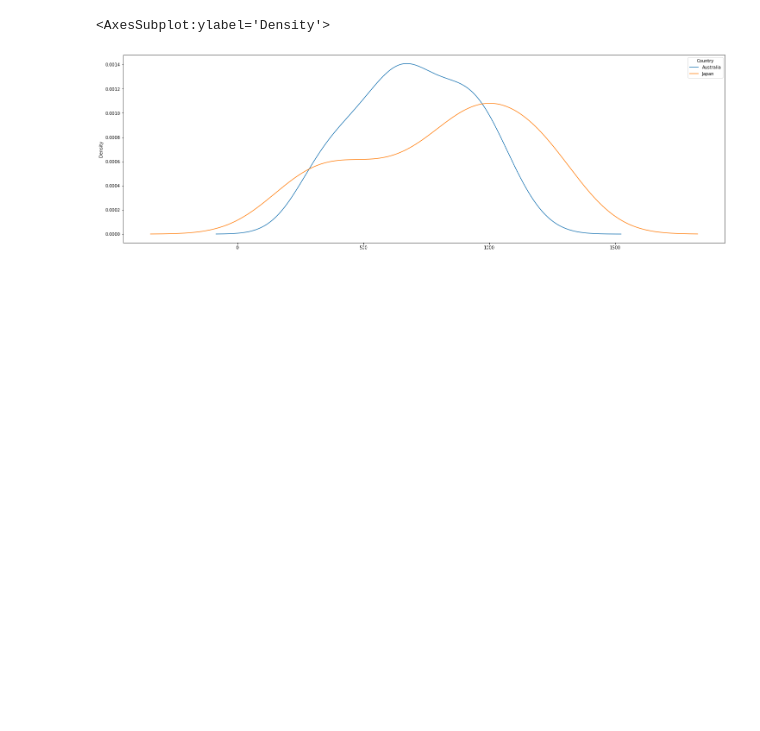
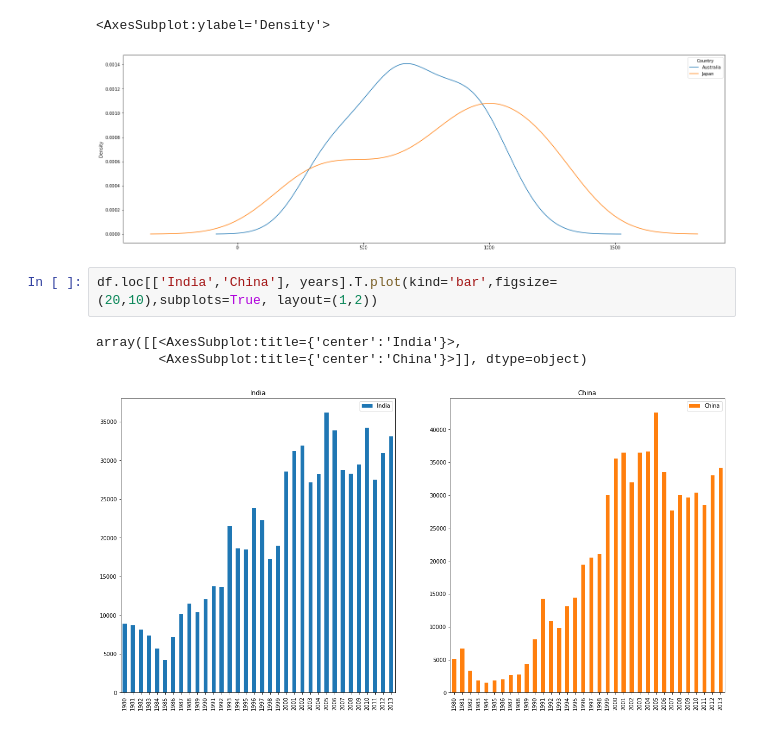
Before and after one commit to srishti2801/python1, a Jupyter notebook: data_science/data_analysis3.ipynb, the cells around one changed output. Cells and saved outputs as stored; diff of their text form; blank space fills up the shorter version.

Commit message:
data visualization

```diff
--- a/data_science/data_analysis3.ipynb
+++ b/data_science/data_analysis3.ipynb
@@ -274,3 +274,9 @@ df.loc[['Australia','Japan'],years].T.plot(kind='kde',figsize=(25,8))
 # %% [output]
 <AxesSubplot:ylabel='Density'>
 [figure]
+# %%
+df.loc[['India','China'], years].T.plot(kind='bar',figsize=(20,10),subplots=True, layout=(1,2))
+# %% [output]
+array([[<AxesSubplot:title={'center':'India'}>,
+        <AxesSubplot:title={'center':'China'}>]], dtype=object)
+[figure, added]
```
Also changed, not shown: parts of 18 cells of this notebook.
